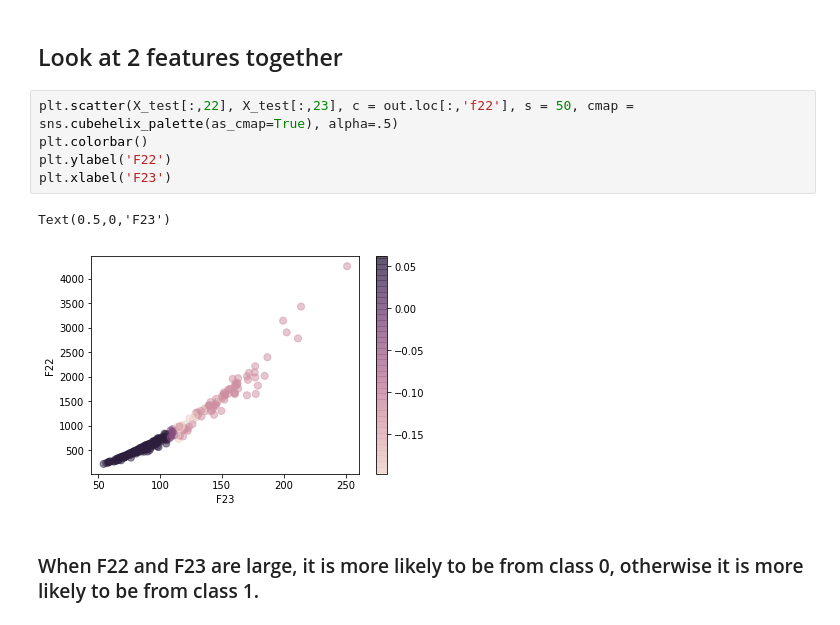
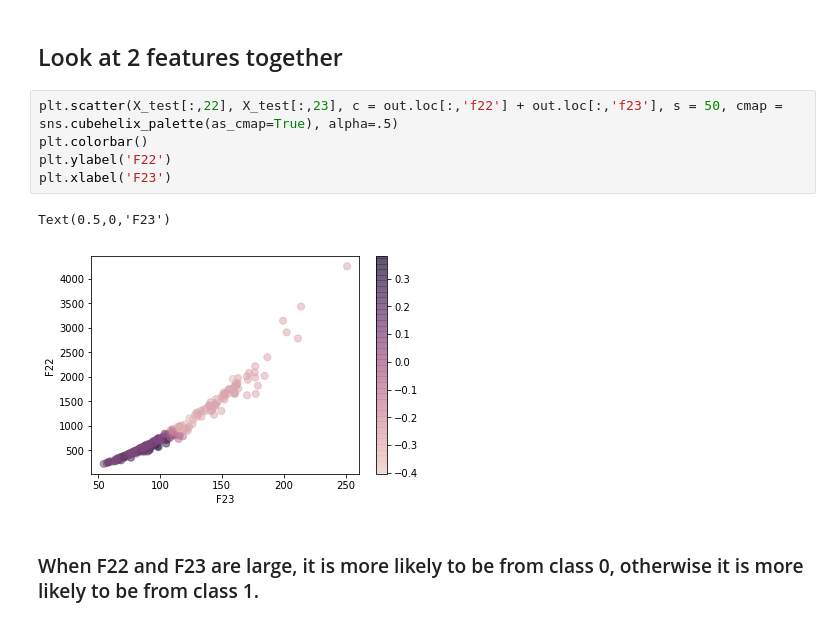
Before and after one commit to shifwang/RFmicroscope, a Jupyter notebook: demos/breast_cancer_example.ipynb, the cells around one changed output. Drawn from its saved outputs; the diff is of its cells as text.

```diff
--- a/demos/breast_cancer_example.ipynb
+++ b/demos/breast_cancer_example.ipynb
@@ -72,12 +72,12 @@ Text(0.5,0,'feature values')
 # %% [markdown]
 ## Look at 2 features together
 # %%
-plt.scatter(X_test[:,22], X_test[:,23], c = out.loc[:,'f22'], s = 50, cmap = sns.cubehelix_palette(as_cmap=True), alpha=.5)
+plt.scatter(X_test[:,22], X_test[:,23], c = out.loc[:,'f22'] + out.loc[:,'f23'], s = 50, cmap = sns.cubehelix_palette(as_cmap=True), alpha=.5)
 plt.colorbar()
 plt.ylabel('F22')
 plt.xlabel('F23')
 # %% [output]
 Text(0.5,0,'F23')
-[figure, old version]
+[figure, new version]
 # %% [markdown]
 ### When F22 and F23 are large, it is more likely to be from class 0, otherwise it is more likely to be from class 1.
```
Also changed, not shown: parts of 1 cell of this notebook.
